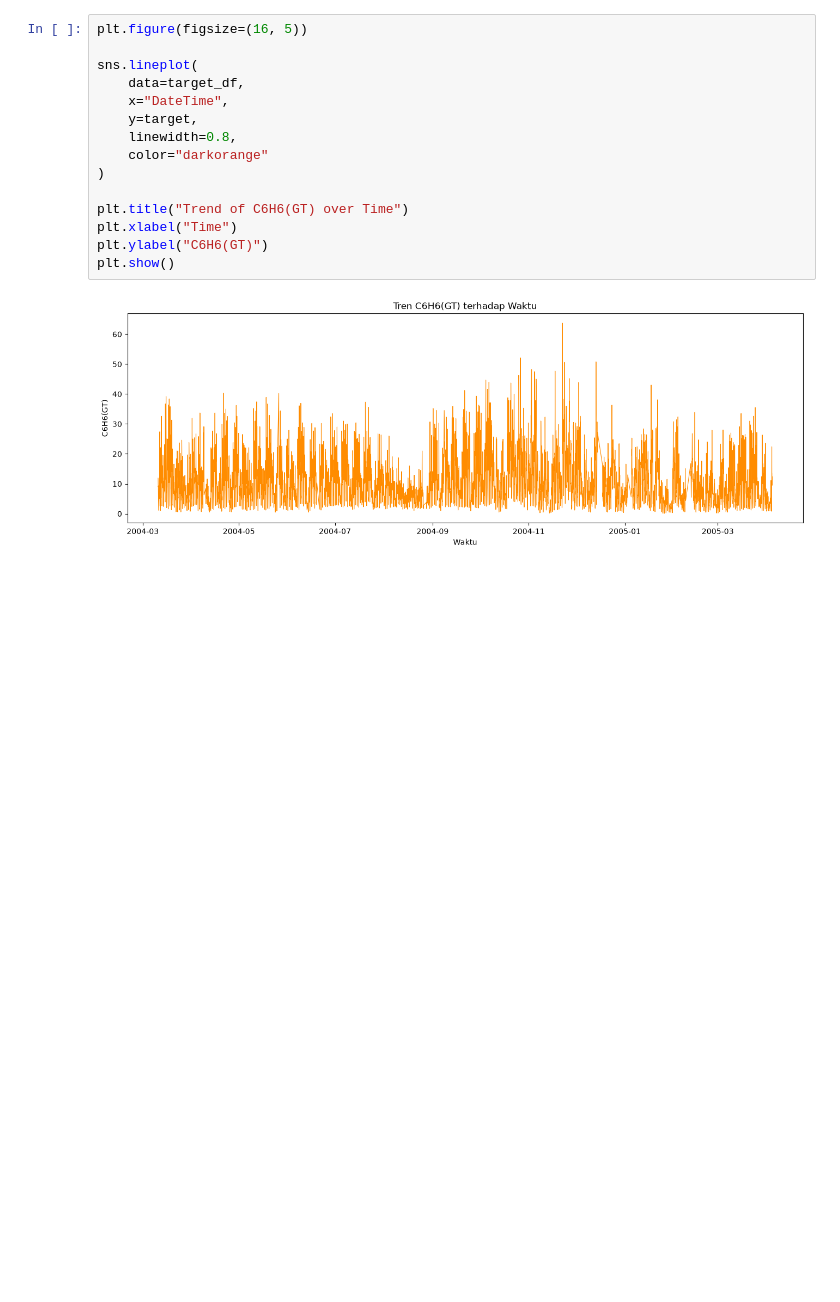
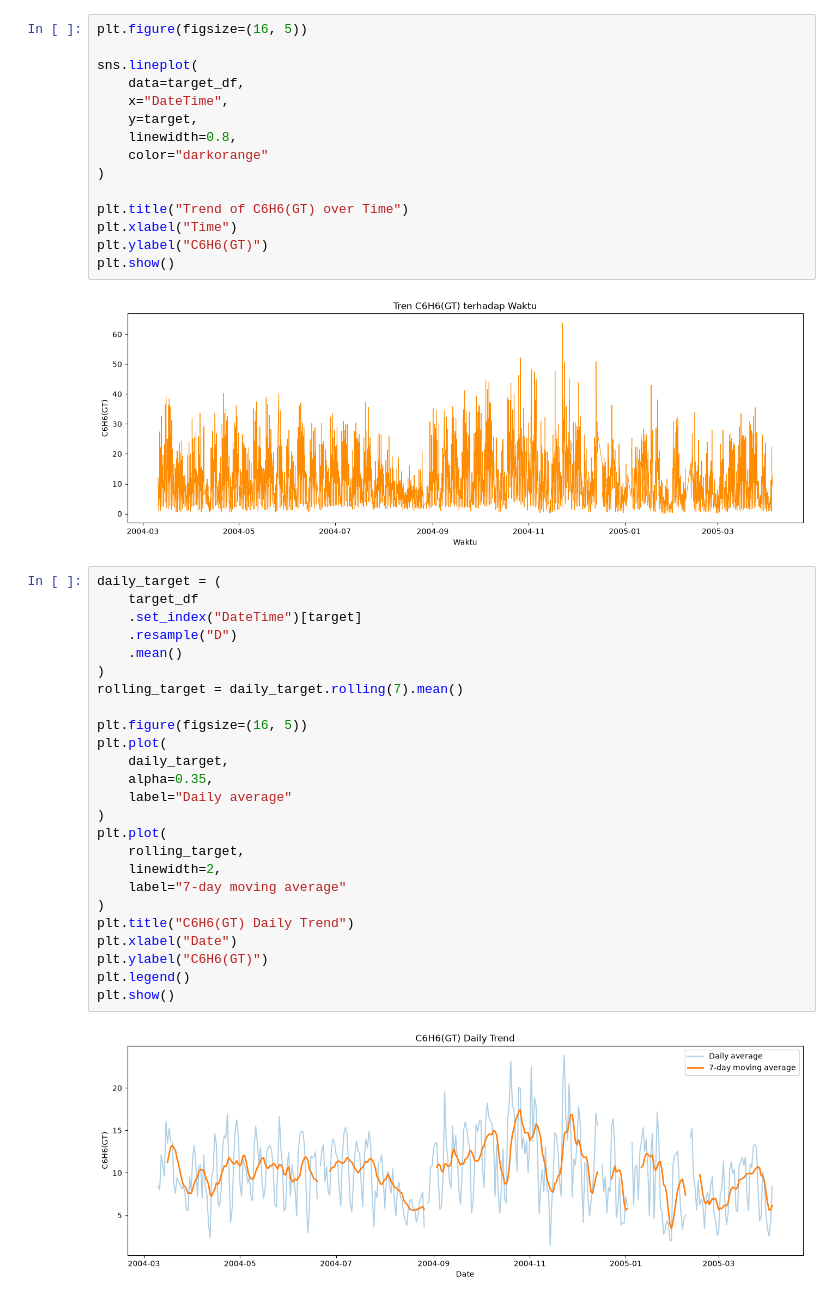
Before and after one commit to AkmalFazli27/air-quality-estimation, a Jupyter notebook: notebooks/eda.ipynb, the cells around one changed output. Drawn from its saved outputs; the diff is of its cells as text; blank space fills up the shorter version.

Commit message:
feat: add daily trend visualization

```diff
--- a/notebooks/eda.ipynb
+++ b/notebooks/eda.ipynb
@@ -266,3 +266,30 @@ plt.ylabel("C6H6(GT)")
 plt.show()
 # %% [output]
 [figure]
+# %%
+daily_target = (
+    target_df
+    .set_index("DateTime")[target]
+    .resample("D")
+    .mean()
+)
+rolling_target = daily_target.rolling(7).mean()
+
+plt.figure(figsize=(16, 5))
+plt.plot(
+    daily_target,
+    alpha=0.35,
+    label="Daily average"
+)
+plt.plot(
+    rolling_target,
+    linewidth=2,
+    label="7-day moving average"
+)
+plt.title("C6H6(GT) Daily Trend")
+plt.xlabel("Date")
+plt.ylabel("C6H6(GT)")
+plt.legend()
+plt.show()
+# %% [output]
+[figure, added]
```
